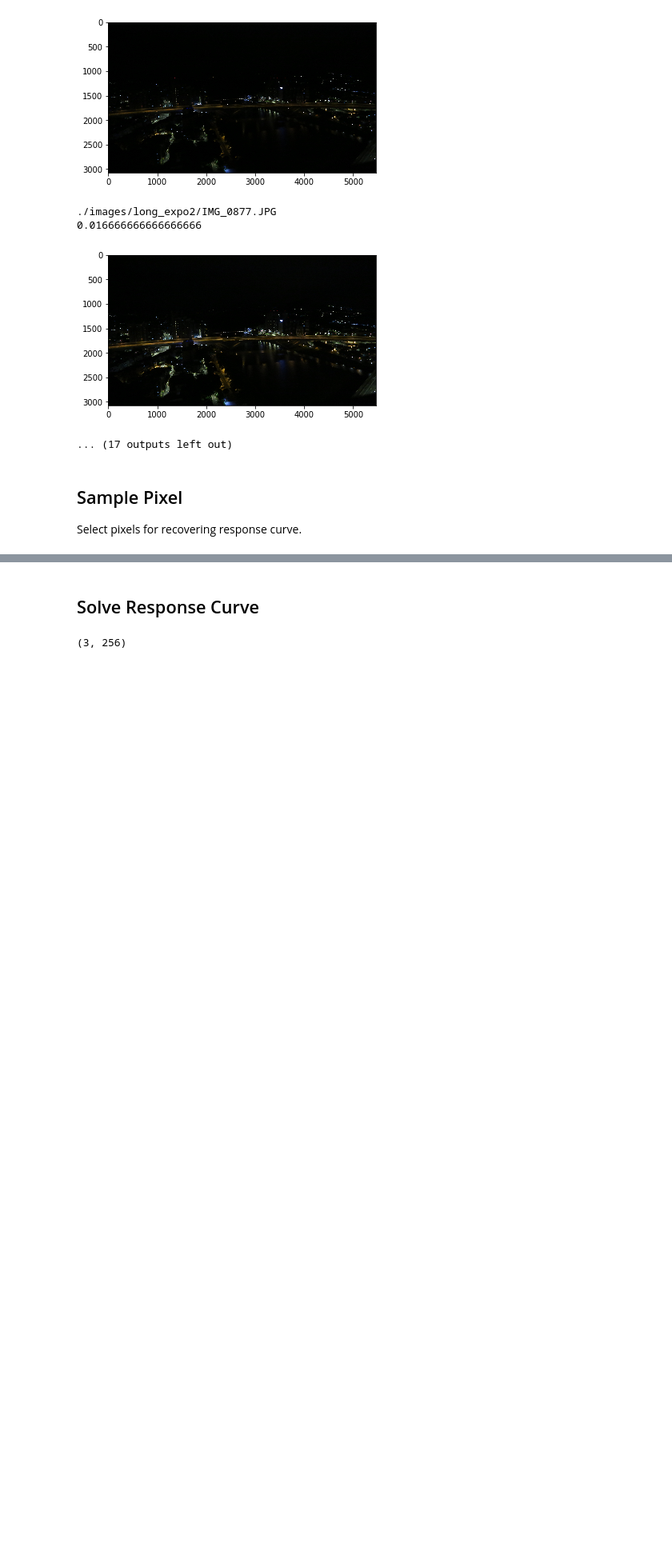
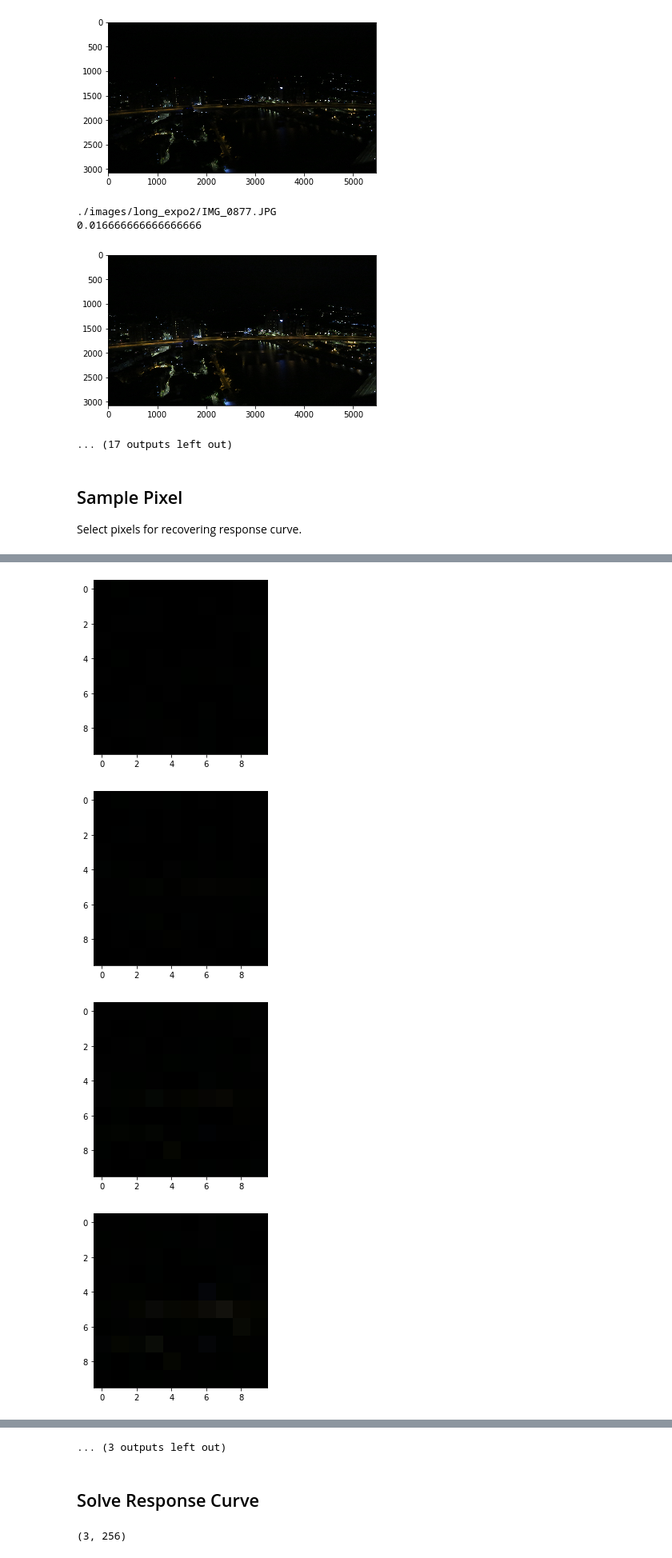
Before and after one commit to frozenburst/NTU-2020-VFX, a Jupyter notebook: hw1_HDR/hdr.ipynb, the cells around one changed output, grey strips where cells are left out. Shown at 80% size. Saved outputs shown, nothing was run; the diff lists cells and outputs as text; code cells hidden in the pictures; blank space fills up the shorter version.

```diff
--- a/hw1_HDR/hdr.ipynb
+++ b/hw1_HDR/hdr.ipynb
@@ -111 +111,24 @@ print(np.shape(sampled_pixels))
 (3, 50, 14)
+# %%
+# Downsampling
+size = (10, 10)
+interpolation = cv2.INTER_LINEAR
+
+channels = img_set.shape[3]
+sampled_pixels = []
+for img in img_set:
+    ds_img = cv2.resize(img, size, interpolation=interpolation)
+    imshow(ds_img)
+    ds_vec = np.moveaxis(np.reshape(ds_img, (-1, channels, 1)), 1, 0)
+    if len(sampled_pixels) > 0:
+        sampled_pixels = np.concatenate((sampled_pixels, ds_vec), axis=2)
+    else:
+        sampled_pixels = ds_vec
+
+sampled_pixels = np.array(sampled_pixels)
+print(sampled_pixels.shape)
+# %% [output]
+[figure, added]
+[figure, added]
+[figure, added]
+[figure, added]
@@ -112,3 +143,4 @@ print(np.shape(sampled_pixels))
+... (3 outputs left out)
 # %% [markdown]
 ## Solve Response Curve
 # %%
```
Also changed, not shown: parts of 7 cells of this notebook, 1 other file.
